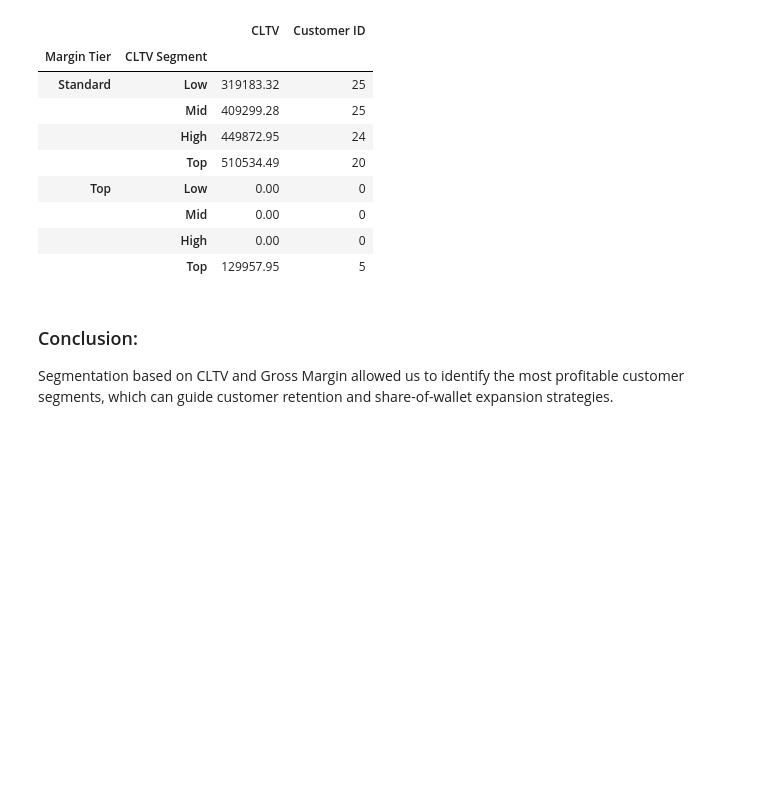
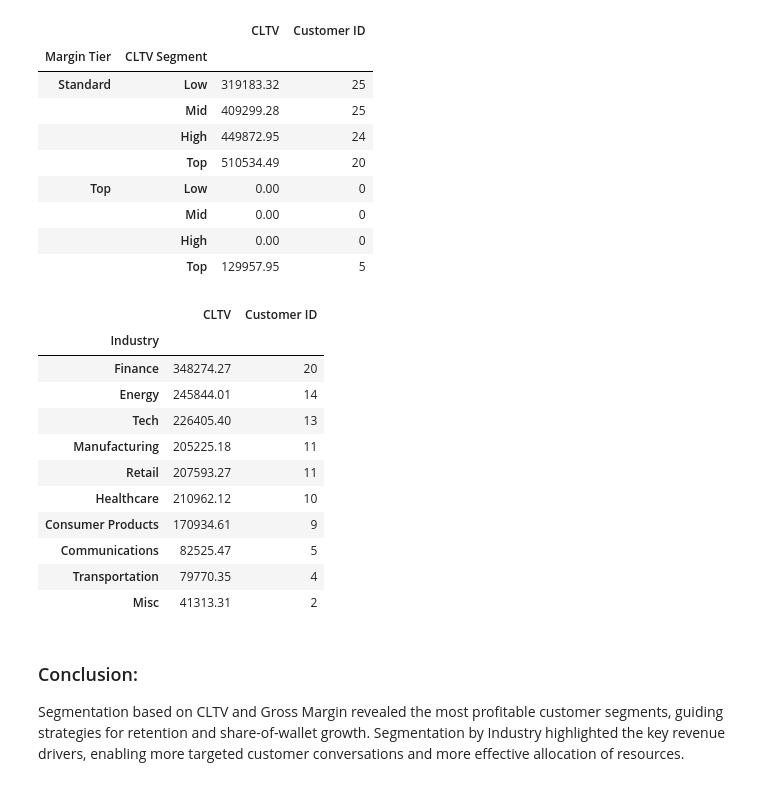
Before and after one commit to OAltyn/Customer-Life-Time-Value, a Jupyter notebook: CLTV_withPython.ipynb, the cells around one changed output. Saved outputs shown, nothing was run; the diff lists cells and outputs as text; code cells hidden in the pictures; blank space fills up the shorter version.

Commit message:
Added customer segmentation by industry

```diff
--- a/CLTV_withPython.ipynb
+++ b/CLTV_withPython.ipynb
@@ -337,6 +337,25 @@ customer_summary.groupby(['Margin Tier', 'CLTV Segment'], observed=False).agg({'
 |  | Mid | 0.00 | 0 |
 |  | High | 0.00 | 0 |
 |  | Top | 129957.95 | 5 |
+# %%
+customer_summary['Industry'] = customer_summary['Customer ID'].map(df[['Customer ID', 'Industry']]\
+                                                                   .drop_duplicates().set_index('Customer ID')['Industry'].to_dict())
+# %%
+customer_summary.groupby(['Industry'], observed=False).agg({'CLTV': 'sum', 'Customer ID': 'count'}).sort_values(by = 'Customer ID', ascending = False)
+# %% [output]
+|  | CLTV | Customer ID |
+| Industry |  |  |
+| Finance | 348274.27 | 20 |
+| Energy | 245844.01 | 14 |
+| Tech | 226405.40 | 13 |
+| Manufacturing | 205225.18 | 11 |
+| Retail | 207593.27 | 11 |
+| Healthcare | 210962.12 | 10 |
+| Consumer Products | 170934.61 | 9 |
+| Communications | 82525.47 | 5 |
+| Transportation | 79770.35 | 4 |
+| Misc | 41313.31 | 2 |
 # %% [markdown]
 ### Conclusion:
-Segmentation based on CLTV and Gross Margin allowed us to identify the most profitable customer segments, which can guide customer retention and share-of-wallet expansion strategies.
+Segmentation based on CLTV and Gross Margin revealed the most profitable customer segments, guiding strategies for retention and share-of-wallet growth.
+Segmentation by Industry highlighted the key revenue drivers, enabling more targeted customer conversations and more effective allocation of resources.
```
